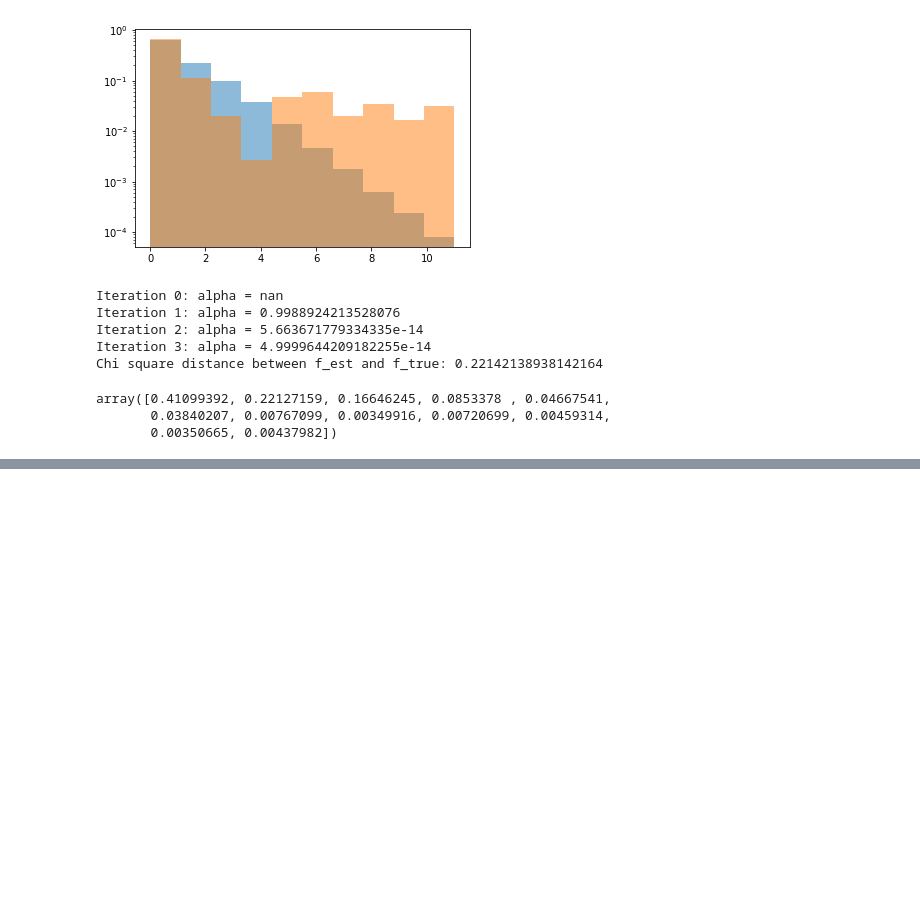
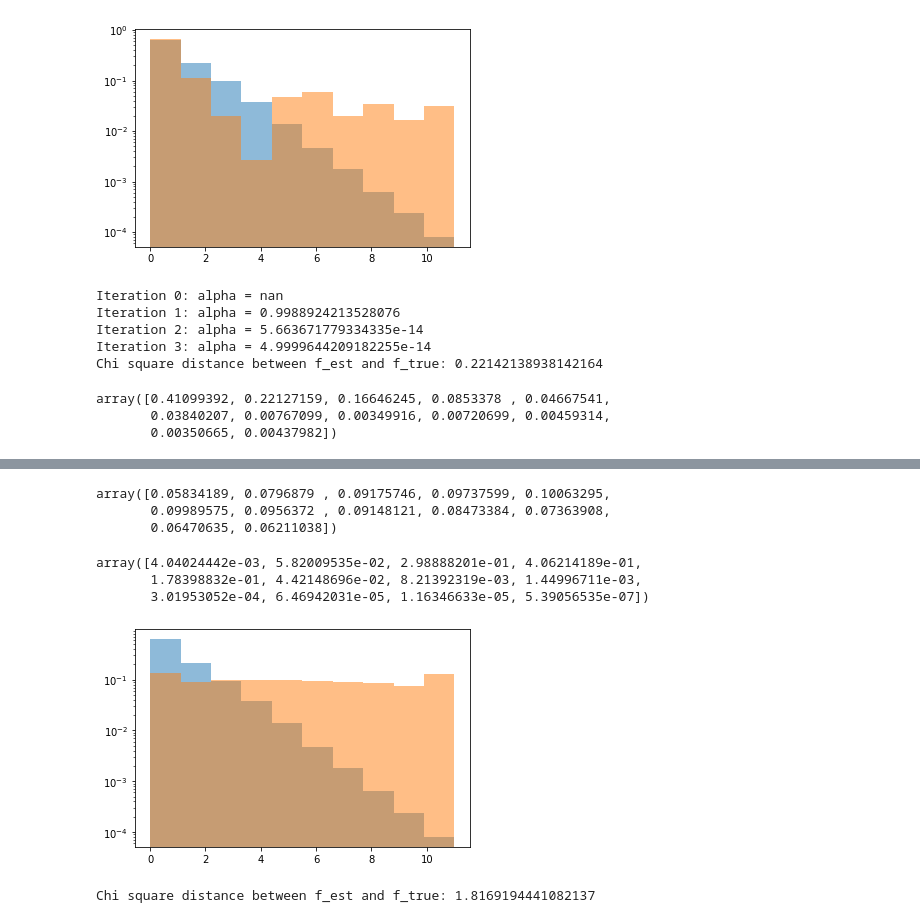
Before and after one commit to janjaek/DSEA-test, a Jupyter notebook: test.ipynb, the cells around one changed output, grey strips where cells are left out. Cells and saved outputs as stored; diff of their text form; code cells hidden in the pictures; blank space fills up the shorter version.

```diff
--- a/test.ipynb
+++ b/test.ipynb
@@ -167,0 +185,32 @@ array([0.41099392, 0.22127159, 0.16646245, 0.0853378 , 0.04667541,
+# %%
+from cherenkovdeconvolution import dsea
+from sklearn.linear_model import LogisticRegression
+
+f_multi = dsea(X_test, X_train, Y_train,LogisticRegression(solver='saga',multi_class='multinomial',max_iter=10000), K=3)
+f_multi
+# %% [output]
+array([0.05834189, 0.0796879 , 0.09175746, 0.09737599, 0.10063295,
+       0.09989575, 0.0956372 , 0.09148121, 0.08473384, 0.07363908,
+       0.06470635, 0.06211038])
+# %%
+from mord import LogisticSE
+from cherenkovdeconvolution import dsea
+
+f_ord=dsea(X_test, X_train, Y_train,LogisticSE(alpha=1.), K = 3)
+f_ord
+# %% [output]
+array([4.04024442e-03, 5.82009535e-02, 2.98888201e-01, 4.06214189e-01,
+       1.78398832e-01, 4.42148696e-02, 8.21392319e-03, 1.44996711e-03,
+       3.01953052e-04, 6.46942031e-05, 1.16346633e-05, 5.39056535e-07])
+# %%
+from matplotlib import pyplot as plt
+plt.hist(range(12), weights = f_true, alpha = 0.5)
+plt.hist(range(12), weights = f_multi, alpha = 0.5)
+plt.yscale('log')
+plt.show()
+# %% [output]
+[figure, added]
+# %%
+print('Chi square distance between f_est and f_true: {}'.format(util.chi2s(f_multi, f_true)))
+# %% [output]
+Chi square distance between f_est and f_true: 1.8169194441082137
```
Also changed, not shown: parts of 3 cells of this notebook, 1 other file.
